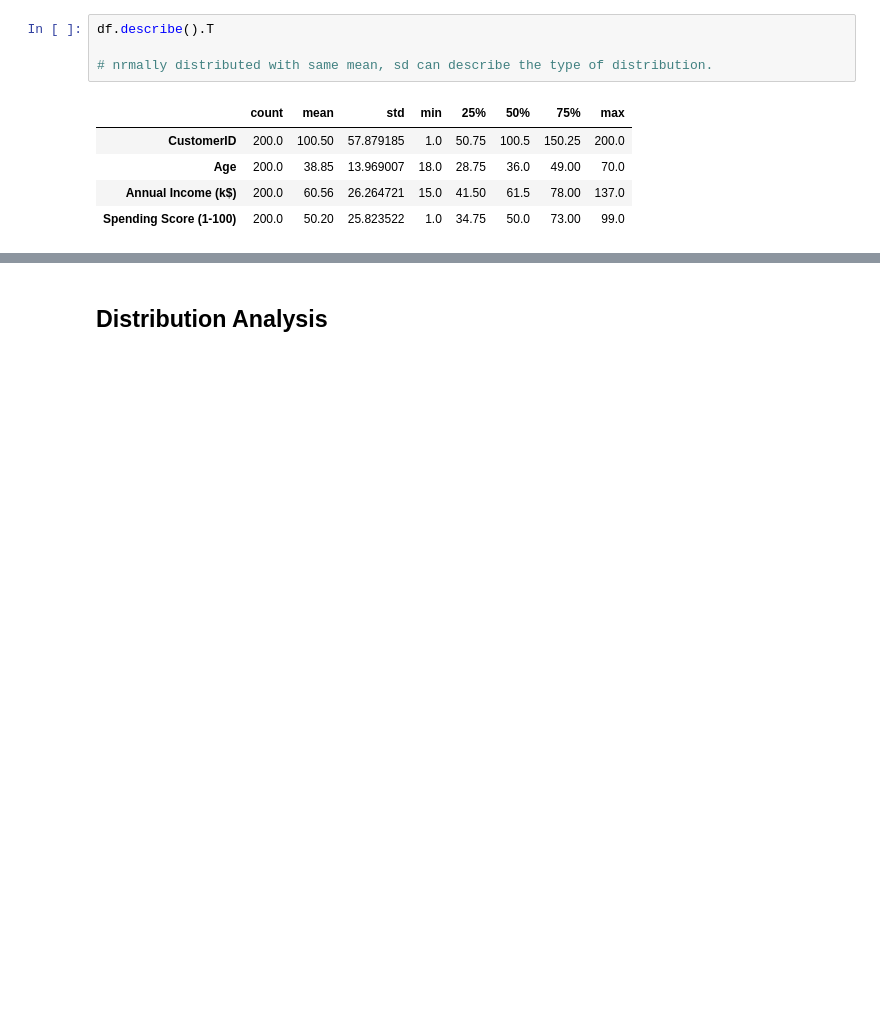
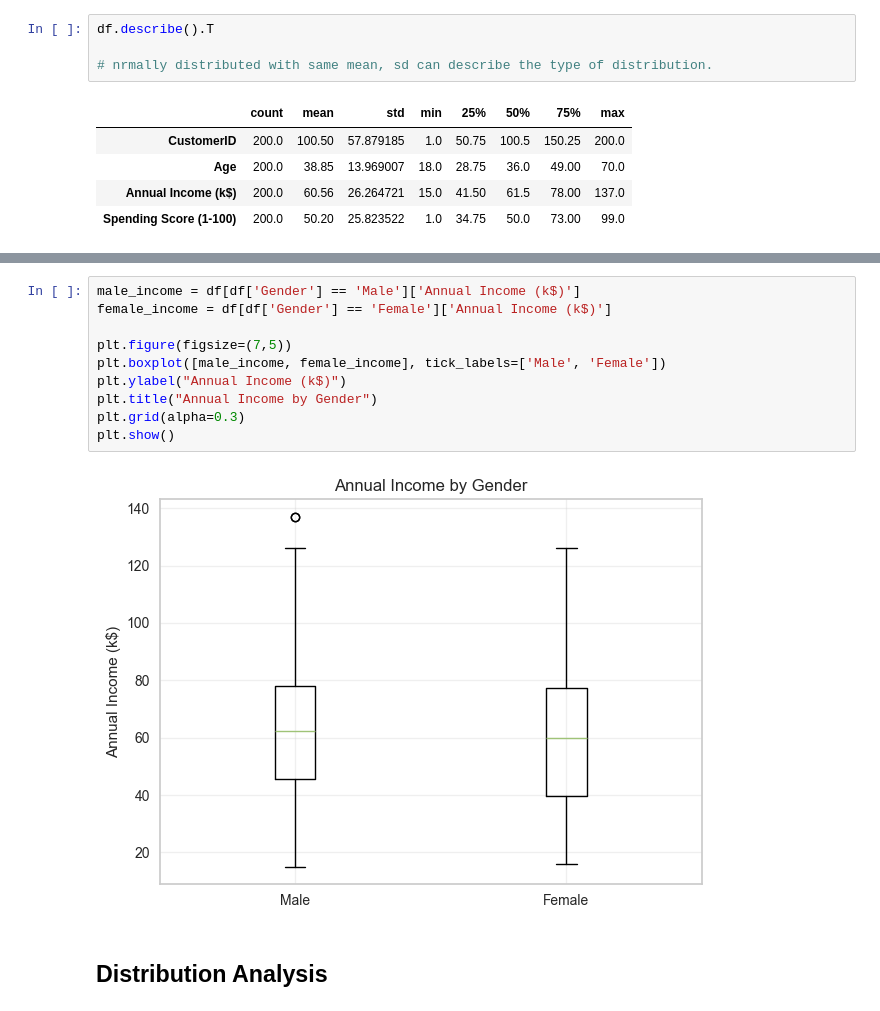
Before and after one commit to vince-gasimov/Machine-Learning, a Jupyter notebook: 18- Final Projects/Unsupervised Learning/Customers_Segmentation.ipynb, the cells around one changed output, grey strips where cells are left out. Cells and saved outputs as stored; diff of their text form; blank space fills up the shorter version.

```diff
--- a/18- Final Projects/Unsupervised Learning/Customers_Segmentation.ipynb
+++ b/18- Final Projects/Unsupervised Learning/Customers_Segmentation.ipynb
@@ -129,3 +202,15 @@ df.describe().T
+# %%
+male_income = df[df['Gender'] == 'Male']['Annual Income (k$)']
+female_income = df[df['Gender'] == 'Female']['Annual Income (k$)']
+
+plt.figure(figsize=(7,5))
+plt.boxplot([male_income, female_income], tick_labels=['Male', 'Female'])
+plt.ylabel("Annual Income (k$)")
+plt.title("Annual Income by Gender")
+plt.grid(alpha=0.3)
+plt.show()
+# %% [output]
+[figure, added]
 # %% [markdown]
 ## Distribution Analysis
 # %%
```
Also changed, not shown: parts of 16 cells of this notebook, 2 other files.
